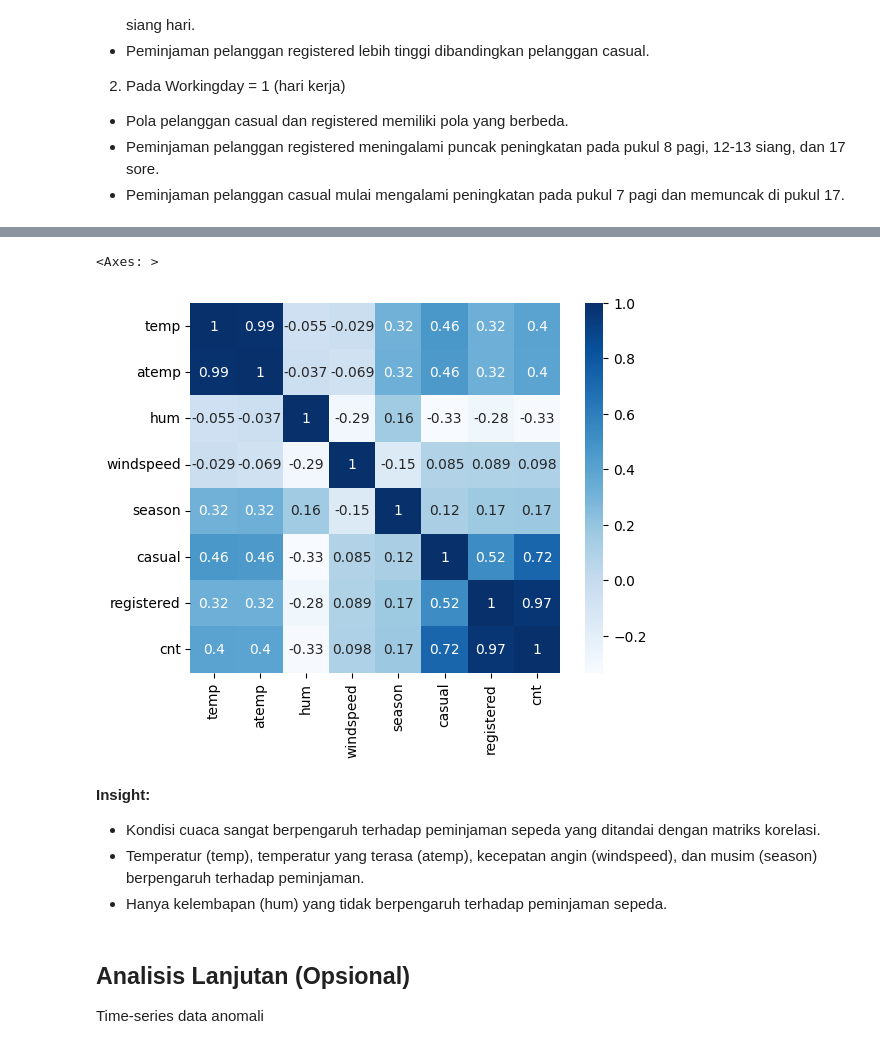
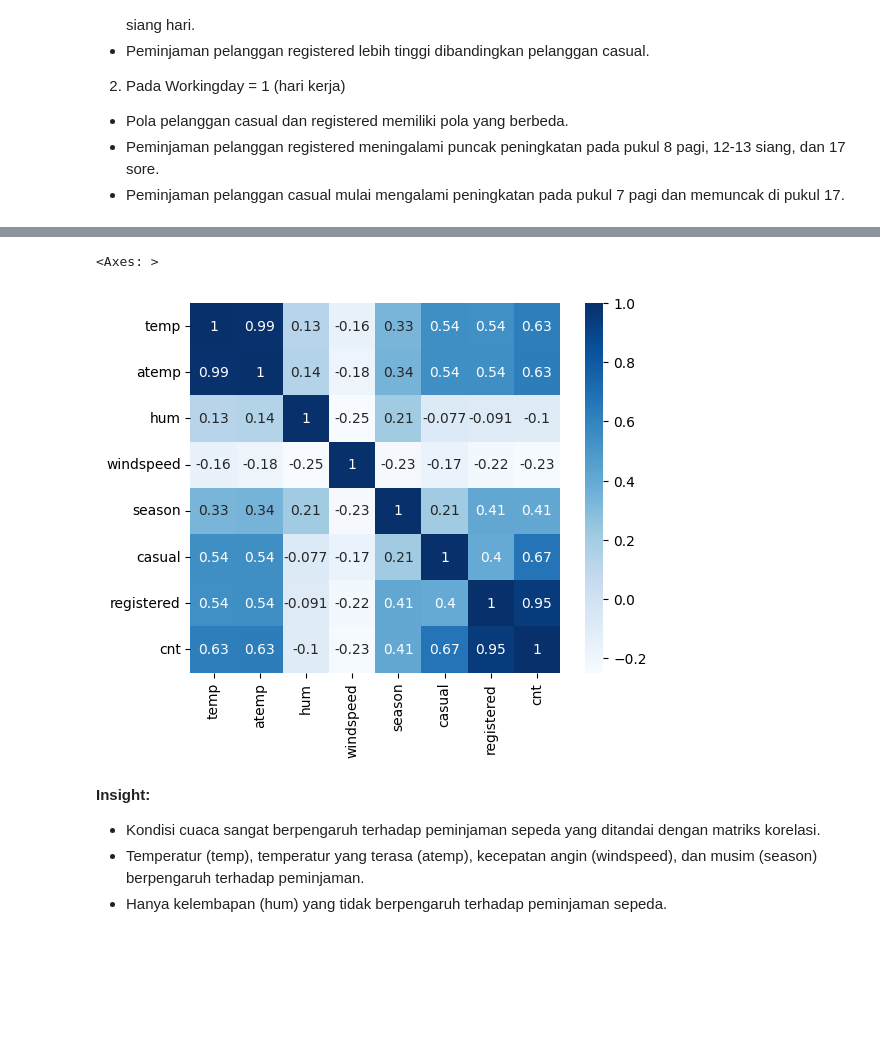
Before and after one commit to ayalya/Submis, a Jupyter notebook: Notebook.ipynb, the cells around one changed output, grey strips where cells are left out. Drawn from its saved outputs; the diff is of its cells as text; code cells hidden in the pictures; blank space fills up the shorter version.

```diff
--- a/Notebook.ipynb
+++ b/Notebook.ipynb
@@ -408,17 +502,14 @@ plt.show()
 # %%
-corr_Season = hour_data[['temp', 'atemp', 'hum', 'windspeed', 'season', 'casual','registered', 'cnt']].corr()
+corr_Season = day_data[['temp', 'atemp', 'hum', 'windspeed', 'season', 'casual','registered', 'cnt']].corr()
 # mask = np.array(corr_Season)
 # mask[np.tril_indices_from(mask)] = False
 
 sns.heatmap(corr_Season, square=True, annot=True, cmap='Blues')
 # %% [output]
 <Axes: >
-[figure, old version]
+[figure, new version]
 # %% [markdown]
 **Insight:**
 - Kondisi cuaca sangat berpengaruh terhadap peminjaman sepeda yang ditandai dengan matriks korelasi.
 - Temperatur (temp), temperatur yang terasa (atemp), kecepatan angin (windspeed), dan musim (season) berpengaruh terhadap peminjaman.
 - Hanya kelembapan (hum) yang tidak berpengaruh terhadap peminjaman sepeda.
-# %% [markdown]
-## Analisis Lanjutan (Opsional)
-Time-series data anomali
```
Also changed, not shown: parts of 69 cells of this notebook, 3 other files.
